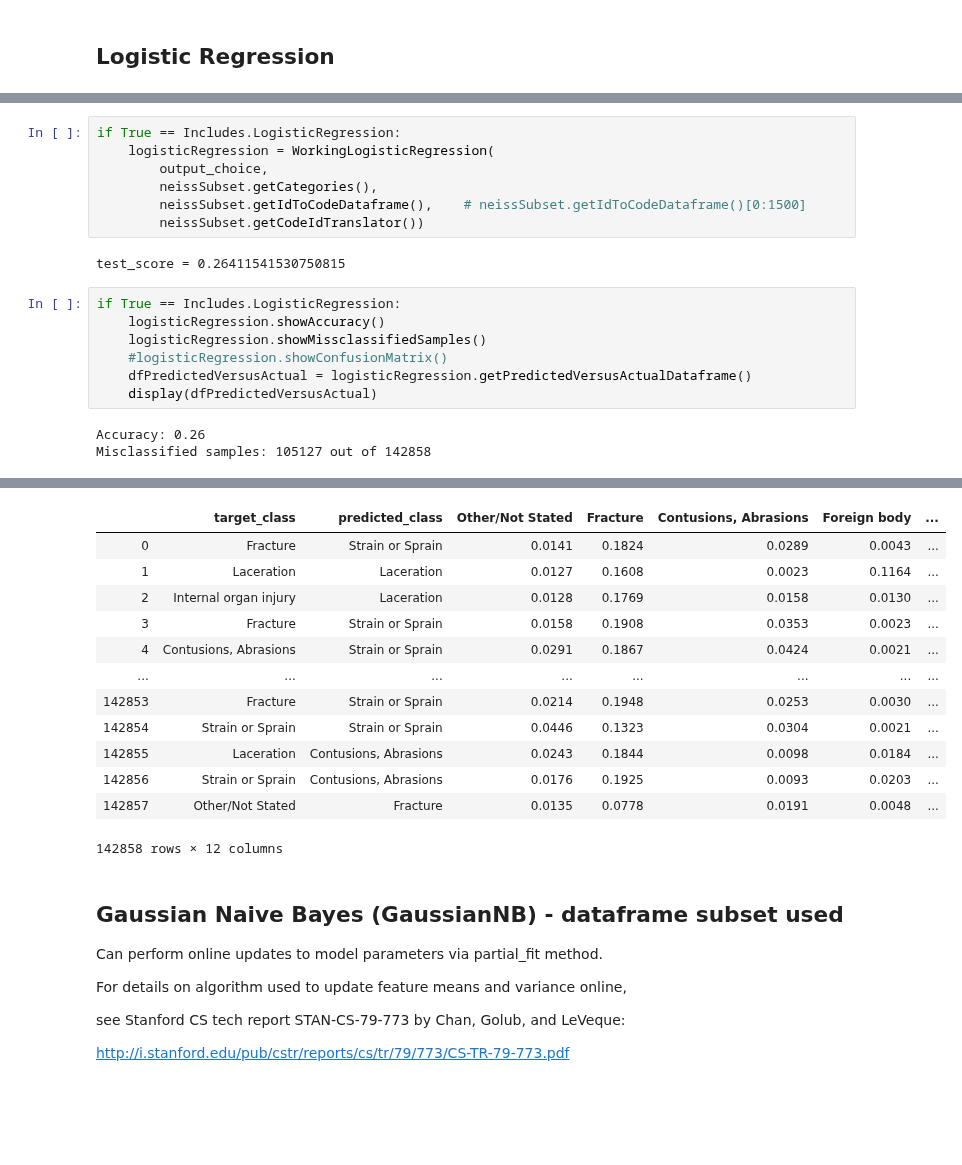
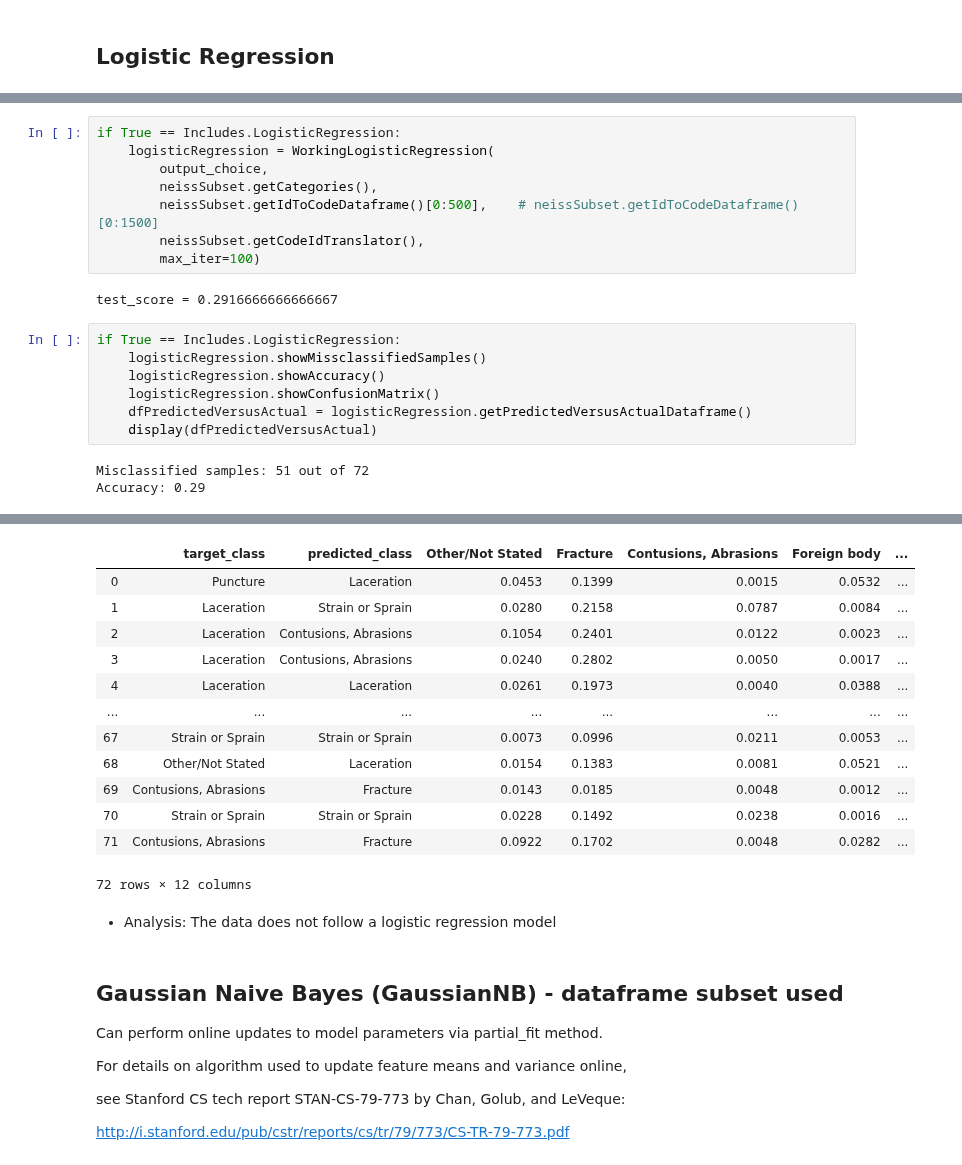
Before and after one commit to mrcorbett/MET_CS677_DataScienceWithPython, a Jupyter notebook: Project/bicycle_crashes_neiss_v10.ipynb, the cells around one changed output, grey strips where cells are left out. Cells and saved outputs as stored; diff of their text form; blank space fills up the shorter version.

```diff
--- a/Project/bicycle_crashes_neiss_v10.ipynb
+++ b/Project/bicycle_crashes_neiss_v10.ipynb
@@ -670,17 +740,18 @@ if True == Includes.LogisticRegression:
     logisticRegression = WorkingLogisticRegression(
         output_choice,
         neissSubset.getCategories(),
-        neissSubset.getIdToCodeDataframe(),    # neissSubset.getIdToCodeDataframe()[0:1500]
-        neissSubset.getCodeIdTranslator())
+        neissSubset.getIdToCodeDataframe()[0:500],    # neissSubset.getIdToCodeDataframe()[0:1500]
+        neissSubset.getCodeIdTranslator(),
+        max_iter=100)
 # %% [output]
-test_score = 0.26411541530750815
+test_score = 0.2916666666666667
 # %%
 if True == Includes.LogisticRegression:
+    logisticRegression.showMissclassifiedSamples()
     logisticRegression.showAccuracy()
-    logisticRegression.showMissclassifiedSamples()
-    #logisticRegression.showConfusionMatrix()
+    logisticRegression.showConfusionMatrix()
     dfPredictedVersusActual = logisticRegression.getPredictedVersusActualDataframe()
     display(dfPredictedVersusActual)
 # %% [output]
-Accuracy: 0.26
-Misclassified samples: 105127 out of 142858
+Misclassified samples: 51 out of 72
+Accuracy: 0.29
@@ -687,16 +759,18 @@ Misclassified samples: 105127 out of 142858
 |  | target_class | predicted_class | Other/Not Stated | Fracture | Contusions, Abrasions | Foreign body | ... |
-| 0 | Fracture | Strain or Sprain | 0.0141 | 0.1824 | 0.0289 | 0.0043 | ... |
-| 1 | Laceration | Laceration | 0.0127 | 0.1608 | 0.0023 | 0.1164 | ... |
-| 2 | Internal organ injury | Laceration | 0.0128 | 0.1769 | 0.0158 | 0.0130 | ... |
-| 3 | Fracture | Strain or Sprain | 0.0158 | 0.1908 | 0.0353 | 0.0023 | ... |
-| 4 | Contusions, Abrasions | Strain or Sprain | 0.0291 | 0.1867 | 0.0424 | 0.0021 | ... |
+| 0 | Puncture | Laceration | 0.0453 | 0.1399 | 0.0015 | 0.0532 | ... |
+| 1 | Laceration | Strain or Sprain | 0.0280 | 0.2158 | 0.0787 | 0.0084 | ... |
+| 2 | Laceration | Contusions, Abrasions | 0.1054 | 0.2401 | 0.0122 | 0.0023 | ... |
+| 3 | Laceration | Contusions, Abrasions | 0.0240 | 0.2802 | 0.0050 | 0.0017 | ... |
+| 4 | Laceration | Laceration | 0.0261 | 0.1973 | 0.0040 | 0.0388 | ... |
 | ... | ... | ... | ... | ... | ... | ... | ... |
-| 142853 | Fracture | Strain or Sprain | 0.0214 | 0.1948 | 0.0253 | 0.0030 | ... |
-| 142854 | Strain or Sprain | Strain or Sprain | 0.0446 | 0.1323 | 0.0304 | 0.0021 | ... |
-| 142855 | Laceration | Contusions, Abrasions | 0.0243 | 0.1844 | 0.0098 | 0.0184 | ... |
-| 142856 | Strain or Sprain | Contusions, Abrasions | 0.0176 | 0.1925 | 0.0093 | 0.0203 | ... |
-| 142857 | Other/Not Stated | Fracture | 0.0135 | 0.0778 | 0.0191 | 0.0048 | ... |
+| 67 | Strain or Sprain | Strain or Sprain | 0.0073 | 0.0996 | 0.0211 | 0.0053 | ... |
+| 68 | Other/Not Stated | Laceration | 0.0154 | 0.1383 | 0.0081 | 0.0521 | ... |
+| 69 | Contusions, Abrasions | Fracture | 0.0143 | 0.0185 | 0.0048 | 0.0012 | ... |
+| 70 | Strain or Sprain | Strain or Sprain | 0.0228 | 0.1492 | 0.0238 | 0.0016 | ... |
+| 71 | Contusions, Abrasions | Fracture | 0.0922 | 0.1702 | 0.0048 | 0.0282 | ... |
-142858 rows × 12 columns
+72 rows × 12 columns
+# %% [markdown]
+- Analysis:  The data does not follow a logistic regression model
 # %% [markdown]
 ## Gaussian Naive Bayes (GaussianNB) - dataframe subset used
 
```
Also changed, not shown: parts of 18 cells of this notebook, 5 other files.
